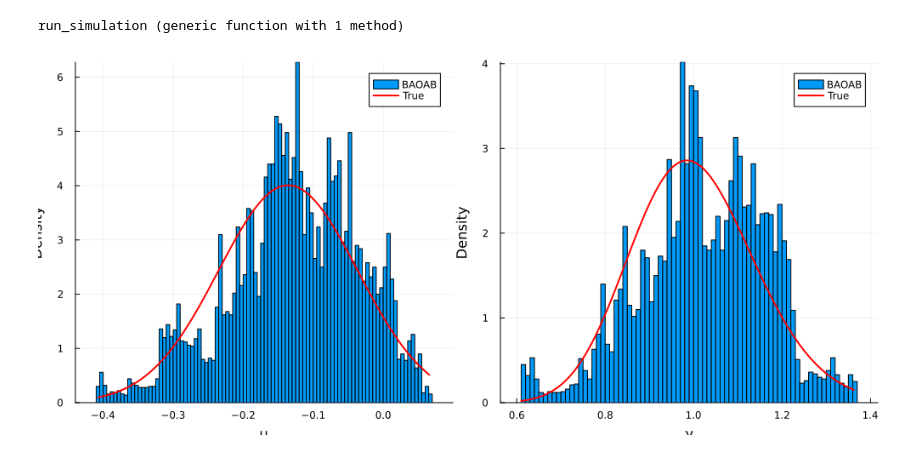
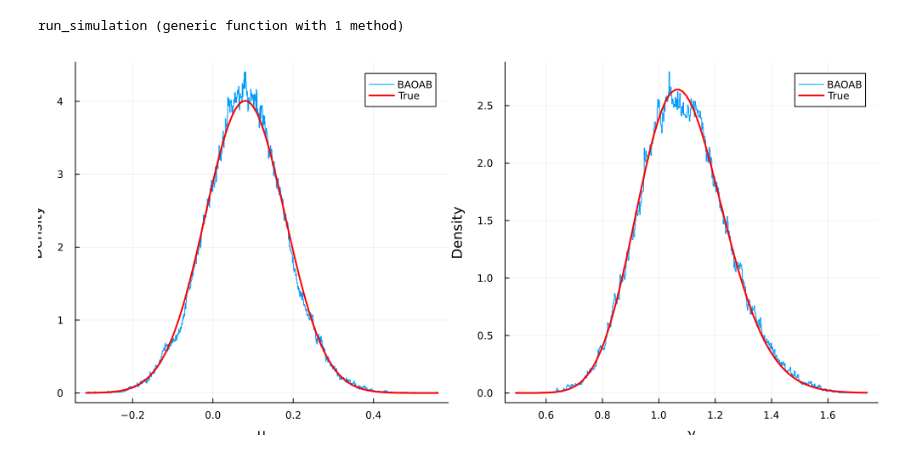
Before and after one commit to will-r-smith/Stochastic-Gradient-Langevin-Dynamics, a Jupyter notebook: models/BAOAB.ipynb, the cells around one changed output. Cells and saved outputs as stored; diff of their text form; code cells hidden in the pictures.

Commit message:
higher efficiency and better plot

```diff
--- a/models/BAOAB.ipynb
+++ b/models/BAOAB.ipynb
@@ -103,9 +103,11 @@ function grad_gaussian(data, theta, N, n)
 end
 
 function run_simulation(q0, p0, Nsteps, h, A, beta, Samples, step_function, grad_U, N, n)
-    q_traj = copy(q0)'
-    p_traj = copy(p0)'
-    t_traj = [0.0]
+    # q_traj = copy(q0)'
+    # p_traj = copy(p0)'
+    q_traj = zeros(2,Nsteps)
+    p_traj = zeros(2,Nsteps)
+    t_traj = zeros(Nsteps)
 
     q = copy(q0)
     p = copy(p0)
@@ -118,9 +120,9 @@ function run_simulation(q0, p0, Nsteps, h, A, beta, Samples, step_function, grad
         q, p = step_function(q, p, h, A, beta, force)
         t += h
 
-        q_traj = vcat(q_traj, q')
-        p_traj = vcat(p_traj, p')
-        t_traj = vcat(t_traj, t)
+        q_traj[:,i] = q
+        p_traj[:,i] = p
+        t_traj[i] = t
     end
 
     return q_traj, p_traj, t_traj
@@ -134,7 +136,7 @@ using Random
 q0 = [0,1]      # just for initialization
 p0 = randn(2)
 
-Nsteps = 10000
+Nsteps = 1000000
 h = 0.001
 A = 10.0
 beta = 1.0
@@ -154,16 +156,16 @@ beta_N = 1 + sum((Samples .- x_bar).^2) / 2 + N * x_bar^2 / (2 * (1+N));
 # %%
 using Plots, Distributions
 
-x1 = range(minimum(q_traj[:,1]), stop=maximum(q_traj[:,1]), length=100)
-x2 = range(minimum(q_traj[:,2]), stop=maximum(q_traj[:,2]), length=100)
+x1 = range(minimum(q_traj[1,:]), stop=maximum(q_traj[1,:]), length=100)
+x2 = range(minimum(q_traj[2,:]), stop=maximum(q_traj[2,:]), length=100)
 q1_dist = pdf(Normal(mu_N, sqrt((kappa_N * 1)^-1)), x1)   # gamma = 1
 q2_dist = pdf(Gamma(alpha_N, 1/beta_N), x2)
 
-q1_plot = histogram(q_traj[:,1], bins=100, normalize=true, label="BAOAB", xlabel="μ", ylabel="Density")
-q2_plot = histogram(q_traj[:,2], bins=100, normalize=true, label="BAOAB", xlabel="γ", ylabel="Density")
+q1_plot = stephist(q_traj[1,:], bins=1000, normalize=true, label="BAOAB", xlabel="μ", ylabel="Density")
+q2_plot = stephist(q_traj[2,:], bins=1000, normalize=true, label="BAOAB", xlabel="γ", ylabel="Density")
 plot!(q1_plot, x1, q1_dist, color="red", lw=2, label="True")
 plot!(q2_plot, x2, q2_dist, color="red", lw=2, label="True")
 
 plot(q1_plot, q2_plot, layout=(1,2), size=(1000, 450))
 # %% [output]
-[figure, old version]
+[figure, new version]
```
